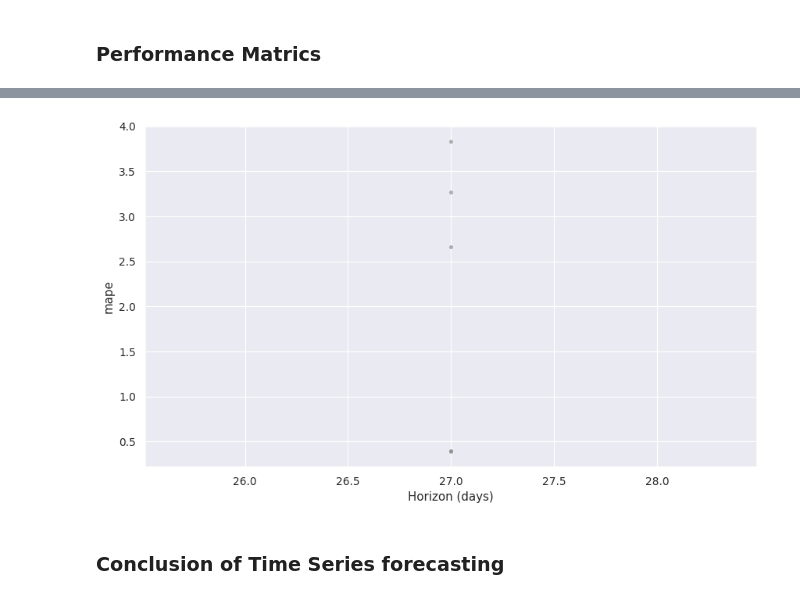
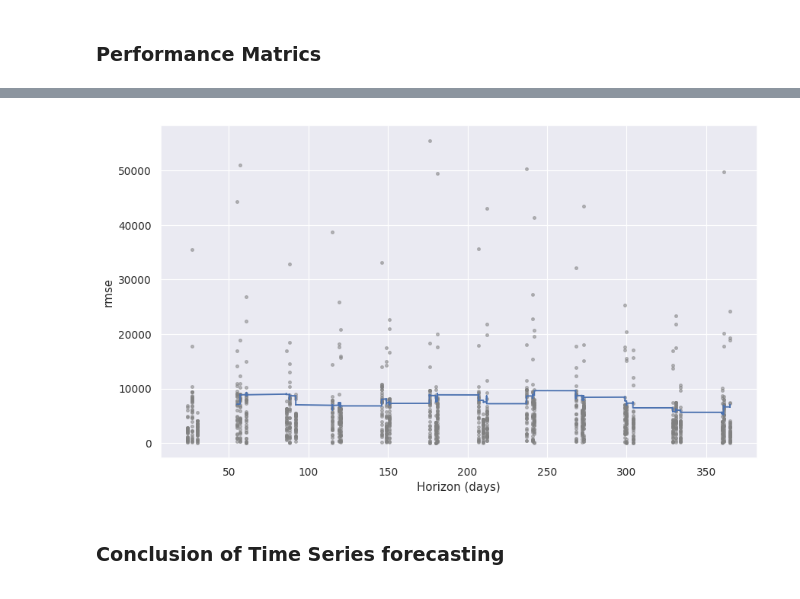
Before and after one commit to robin521111/data-sci, a Jupyter notebook: SONY Store_Sales.ipynb, the cells around one changed output, grey strips where cells are left out. Cells and saved outputs as stored; diff of their text form; code cells hidden in the pictures.

```diff
--- a/SONY Store_Sales.ipynb
+++ b/SONY Store_Sales.ipynb
@@ -826,9 +824,9 @@ from sklearn.metrics import mean_squared_error, r2_score, mean_absolute_error
 # %%
 from fbprophet.diagnostics import performance_metrics
 from fbprophet.diagnostics import cross_validation
-m = Prophet(holidays=holidays, weekly_seasonality=True).fit(shipment_east)
-df_cv = cross_validation(m, initial='730 days', period='180 days', horizon = '365 days')
-df_cv.head()
+m = Prophet(holidays=holidays, weekly_seasonality=True).fit(shipment)
+df_cv = cross_validation(m, initial='600 days', period='180 days', horizon = '365 days')
+df_cv.head(55)
 
 
 # train = performance_metrics(train)
@@ -855,8 +870,8 @@ df_p.head()
 # %%
 from fbprophet.plot import plot_cross_validation_metric
-fig = plot_cross_validation_metric(df_cv, metric='mape')
+fig = plot_cross_validation_metric(df_cv, metric='rmse')
 # %% [output]
-[figure, old version]
+[figure, new version]
 # %% [markdown]
 ### Conclusion of Time Series forecasting
 # %% [markdown]
```
Also changed, not shown: parts of 23 cells of this notebook.
